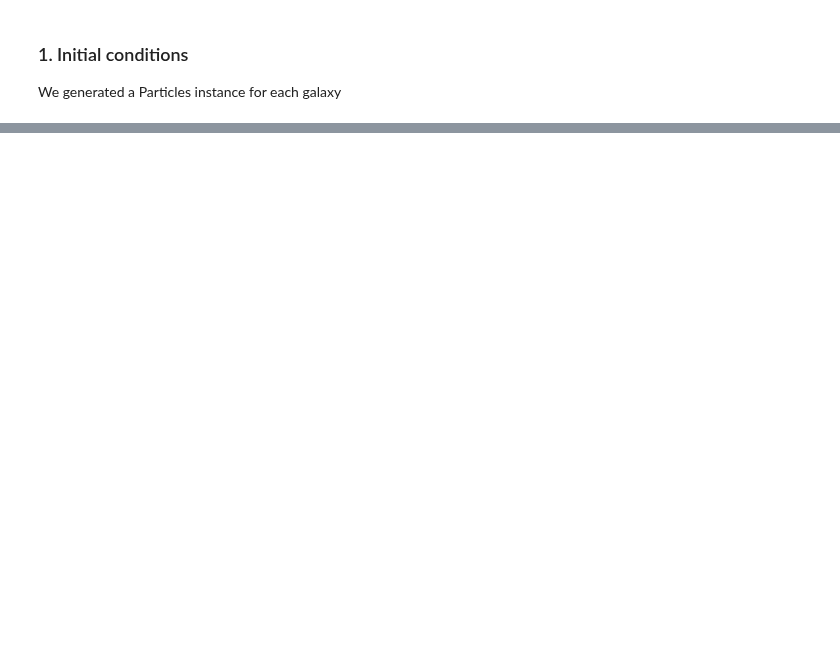
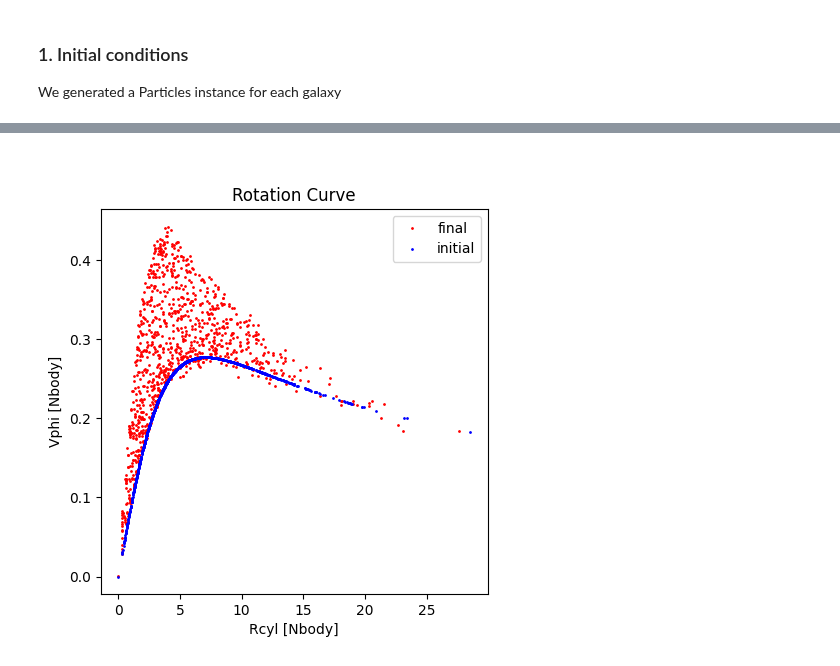
Before and after one commit to giadaaggio/compastro_23, a Jupyter notebook: GAMALOS/gamalos_giada.ipynb, the cells around one changed output, grey strips where cells are left out. Cells and saved outputs as stored; diff of their text form; code cells hidden in the pictures; blank space fills up the shorter version.

```diff
--- a/GAMALOS/gamalos_giada.ipynb
+++ b/GAMALOS/gamalos_giada.ipynb
@@ -151,0 +297,19 @@ plt.show()
+# %%
+# intiial rotation curve
+Rcyl, vel_phi = rotation_curve(Galaxy1.pos[:, 0], Galaxy1.pos[:, 1],
+                               Galaxy1.pos[:, 2], Galaxy1.vel[:, 0], Galaxy1.vel[:, 1])
+
+# rotation curve after the simulation
+Rcyl_end, vel_phi_end = rotation_curve(Galaxy1_orbit[-1,:,0], Galaxy1_orbit[-1,:,1],
+                                        Galaxy1_orbit[-1,:,2], Galaxy1_stars_vel[-1,:,0], Galaxy1_stars_vel[-1,:,1])
+# %%
+plt.figure(figsize=(5,5))
+plt.plot(Rcyl_end, vel_phi_end, 'o', markersize=1, c='r', label='final')
+plt.plot(Rcyl, vel_phi, 'o', markersize=1, c='b', label='initial')
+plt.xlabel("Rcyl [Nbody]")
+plt.ylabel("Vphi [Nbody]")
+plt.title("Rotation Curve")
+plt.legend()
+plt.show()
+# %% [output]
+[figure, added]
```
Also changed, not shown: parts of 21 cells of this notebook, 1 other file.
